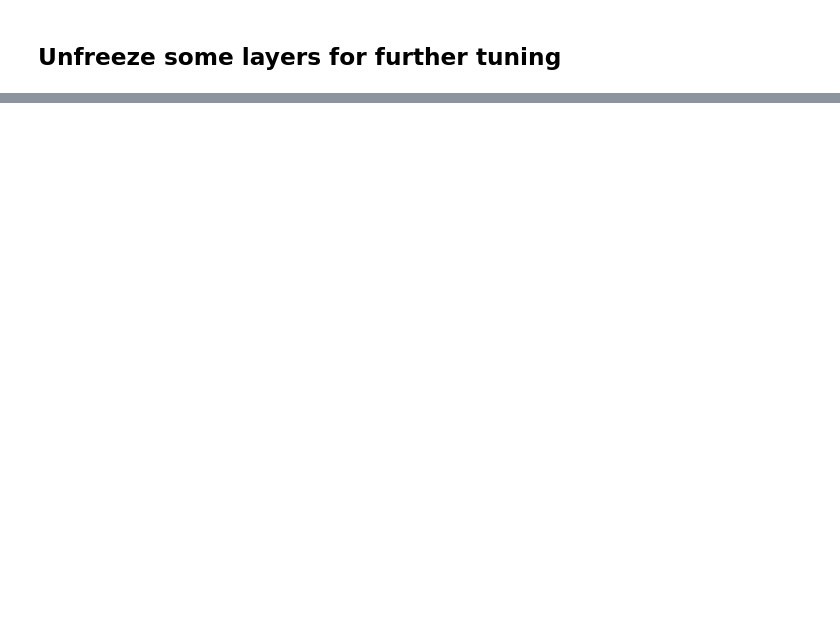
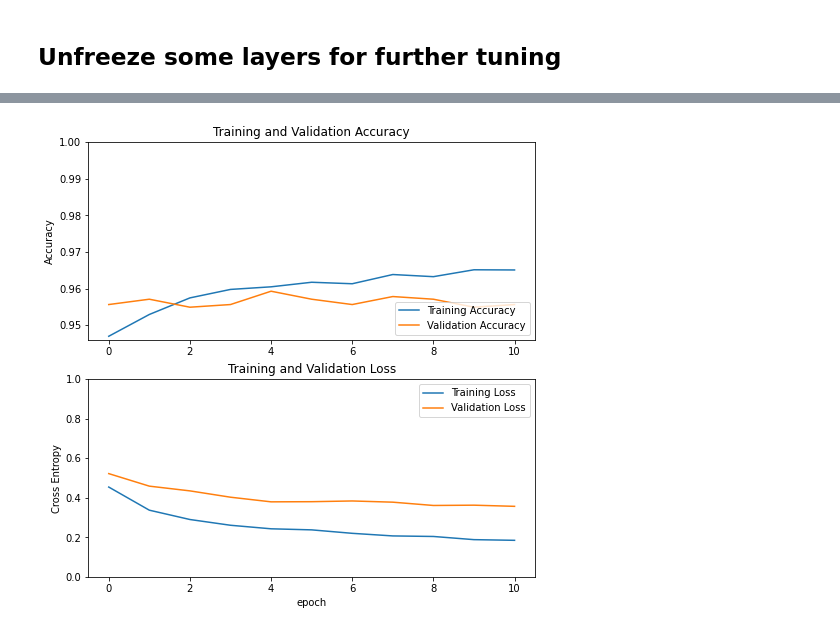
Before and after one commit to Zmek95/Bird_Watching_Companion, a Jupyter notebook: MobileNet.ipynb, the cells around one changed output, grey strips where cells are left out. Saved outputs shown, nothing was run; the diff lists cells and outputs as text; code cells hidden in the pictures; blank space fills up the shorter version.

```diff
--- a/MobileNet.ipynb
+++ b/MobileNet.ipynb
@@ -196,15 +131,3 @@ test_loss, test_acc = model.evaluate(test_ds, verbose=2)
 #model.save('MN_model_95.h5')
 # %% [markdown]
 ## Unfreeze some layers for further tuning
-# %%
-base_model.trainable = True
-
-# Let's take a look to see how many layers are in the base model
-print("Number of layers in the base model: ", len(base_model.layers))
-
-# Fine-tune from this layer onwards
-fine_tune_at = 50
-
-# Freeze all the layers before the `fine_tune_at` layer
-for layer in base_model.layers[:fine_tune_at]:
-    layer.trainable =  False
@@ -213,7 +134,5 @@ Number of layers in the base model:  154
-# %%
-model.compile(optimizer=tf.keras.optimizers.Adam(learning_rate=lr/10000),
-              loss=tf.losses.SparseCategoricalCrossentropy(),
-              metrics=['accuracy'])
+# %%
+base_model, model = mobilenet_v2_finetune(base_model, model, layers_to_tune=50, lr=0.000001)
 # %%
 more_epochs = 10
 epochs =  epochs + more_epochs
@@ -243,3 +162,7 @@ Epoch 30/30
+# %%
+model_metrics(history)
+# %% [output]
+[figure, added]
 # %%
 test_loss, test_acc = model.evaluate(test_ds, verbose=2)
 # %% [output]
```
Also changed, not shown: parts of 28 cells of this notebook, 4 other files.
